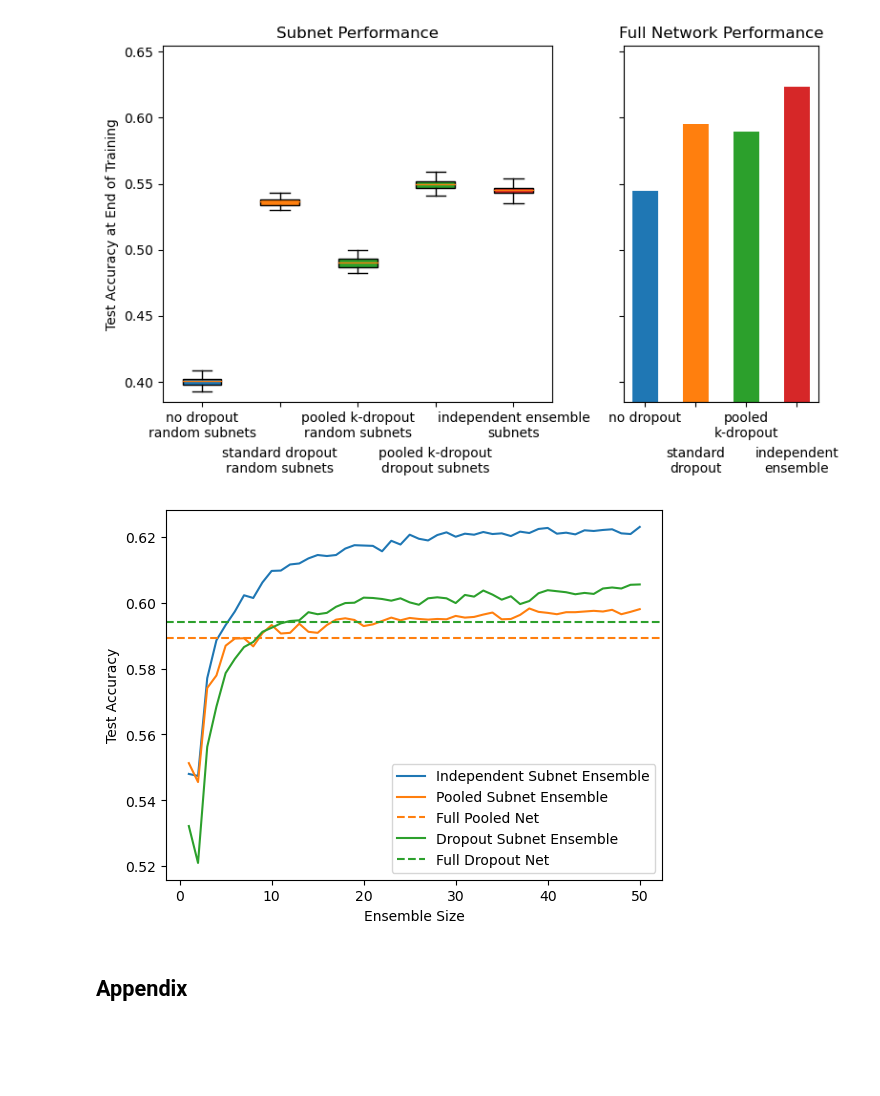
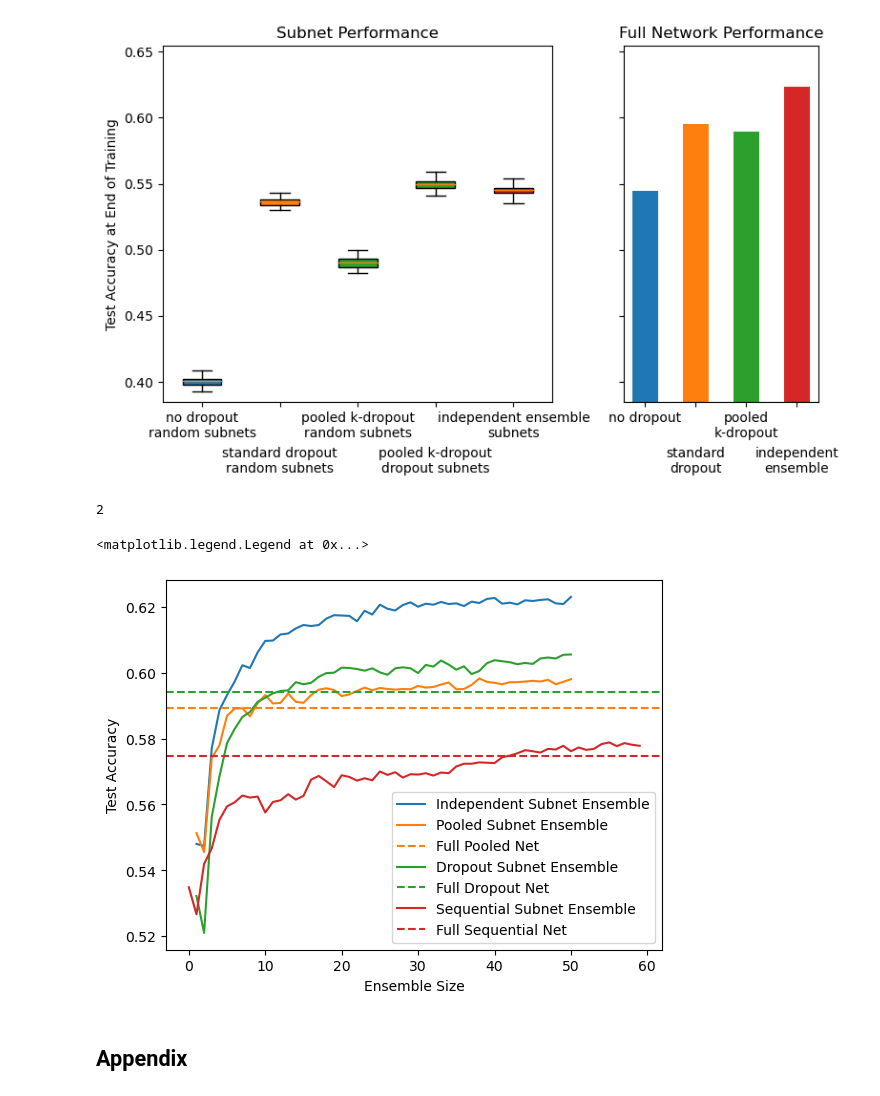
Before and after one commit to LukeBailey181/k-dropout, a Jupyter notebook: notebooks/paper_plots.ipynb, the cells around one changed output. Drawn from its saved outputs; the diff is of its cells as text; code cells hidden in the pictures; blank space fills up the shorter version.

Commit message:
Add full sequential ensemble support

```diff
--- a/notebooks/paper_plots.ipynb
+++ b/notebooks/paper_plots.ipynb
@@ -389,24 +389,34 @@ for tick in ax[1].xaxis.get_major_ticks()[1::2]:
 fig.tight_layout()
 # %% [output]
 [figure]
+# %%
+len(sequential_subnet_ensemble_acc)
+# %% [output]
+2
 # %%
 # pooled ensembles
 x = list(range(1,51))
 pooled_subnet_ensemble_acc = [0.5512952302631579, 0.5455386513157895, 0.5741159539473685, 0.5779194078947368, 0.5869654605263158, 0.589124177631579, 0.5892269736842105, 0.5867598684210527, 0.5907689144736842, 0.5932360197368421, 0.5906661184210527, 0.5908717105263158, 0.5936472039473685, 0.5911800986842105, 0.5908717105263158, 0.5932360197368421, 0.5948807565789473, 0.5952919407894737, 0.5947779605263158, 0.5929276315789473, 0.5934416118421053, 0.594469572368421, 0.5954975328947368, 0.5946751644736842, 0.5953947368421053, 0.5950863486842105, 0.5948807565789473, 0.5950863486842105, 0.594983552631579, 0.5960115131578947, 0.5954975328947368, 0.595703125, 0.596422697368421, 0.5970394736842105, 0.594983552631579, 0.5950863486842105, 0.5963199013157895, 0.5982730263157895, 0.5972450657894737, 0.596936677631579, 0.5965254934210527, 0.5971422697368421, 0.5971422697368421, 0.5973478618421053, 0.5975534539473685, 0.5973478618421053, 0.5978618421052632, 0.5965254934210527, 0.5972450657894737, 0.5980674342105263]
 independent_esemble_acc = [0.5480057565789473, 0.5473889802631579, 0.5770970394736842, 0.588610197368421, 0.5932360197368421, 0.5973478618421053, 0.602282072368421, 0.6014597039473685, 0.606188322368421, 0.6096833881578947, 0.6097861842105263, 0.6116365131578947, 0.6119449013157895, 0.6134868421052632, 0.614514802631579, 0.6142064144736842, 0.614514802631579, 0.616467927631579, 0.6174958881578947, 0.6173930921052632, 0.6172902960526315, 0.6156455592105263, 0.6188322368421053, 0.6177014802631579, 0.6206825657894737, 0.6194490131578947, 0.6189350328947368, 0.6205797697368421, 0.6214021381578947, 0.6200657894736842, 0.6209909539473685, 0.6206825657894737, 0.6215049342105263, 0.6208881578947368, 0.62109375, 0.6202713815789473, 0.6216077302631579, 0.6211965460526315, 0.6224300986842105, 0.6227384868421053, 0.6209909539473685, 0.6212993421052632, 0.6207853618421053, 0.6220189144736842, 0.621813322368421, 0.6221217105263158, 0.622327302631579, 0.62109375, 0.6208881578947368, 0.623046875]
 dropout_subet_ensemble_acc = [0.5321751644736842, 0.5209703947368421, 0.5562294407894737, 0.5684621710526315, 0.5786389802631579, 0.5829564144736842, 0.5865542763157895, 0.5880962171052632, 0.5911800986842105, 0.5924136513157895, 0.59375, 0.594469572368421, 0.5946751644736842, 0.5971422697368421, 0.5965254934210527, 0.596936677631579, 0.5987870065789473, 0.5999177631578947, 0.6000205592105263, 0.6015625, 0.6014597039473685, 0.6011513157894737, 0.6006373355263158, 0.6013569078947368, 0.6001233552631579, 0.5994037828947368, 0.6013569078947368, 0.6016652960526315, 0.6013569078947368, 0.5999177631578947, 0.6023848684210527, 0.6018708881578947, 0.6037212171052632, 0.6024876644736842, 0.6009457236842105, 0.6019736842105263, 0.599609375, 0.6005345394736842, 0.6028988486842105, 0.6038240131578947, 0.603515625, 0.6032072368421053, 0.6025904605263158, 0.6030016447368421, 0.6026932565789473, 0.6043379934210527, 0.6046463815789473, 0.6043379934210527, 0.60546875, 0.6055715460526315]
+sequential_subnet_ensemble_acc = [0.5348478618421050 ,0.526624177631579 ,0.5419407894736840 ,0.5466694078947370 ,0.5553042763157900 ,0.5594161184210530 ,0.5606496710526320 ,0.5627055921052630 ,0.5620888157894740 ,0.5623972039473690 ,0.5575657894736840 ,0.5607524671052630 ,0.561266447368421 ,0.5631167763157900 ,0.5614720394736840 ,0.5626027960526320 ,0.5675370065789470 ,0.5686677631578950 ,0.5670230263157900 ,0.5652754934210530 ,0.5688733552631580 ,0.568359375 ,0.5672286184210530 ,0.5679481907894740 ,0.5673314144736840 ,0.5700041118421050 ,0.5689761513157900 ,0.5697985197368420 ,0.5681537828947370 ,0.5691817434210530 ,0.569078947368421 ,0.5694901315789470 ,0.5687705592105260 ,0.5696957236842110 ,0.5694901315789470 ,0.571546052631579 ,0.5723684210526320 ,0.5723684210526320 ,0.5727796052631580 ,0.5726768092105260 ,0.5725740131578950 ,0.5743215460526320 ,0.5748355263157900 ,0.5755550986842110 ,0.5764802631578950 ,0.576171875 ,0.5757606907894740 ,0.576891447368421 ,0.5766858552631580 ,0.5778166118421050 ,0.576171875 ,0.5773026315789470 ,0.5765830592105260 ,0.576891447368421 ,0.5783305921052630 ,0.578844572368421 ,0.5777138157894740 ,0.5786389802631580 ,0.578125 ,0.5778166118421050]
+
+sequential_model_acc = 0.5746
 
 plt.plot(x, independent_esemble_acc, label="Independent Subnet Ensemble")
 plt.plot(x, pooled_subnet_ensemble_acc, label="Pooled Subnet Ensemble", color='C1')
 plt.axhline(pool_net, color='C1', xmin=0, xmax=50, linestyle="--", label="Full Pooled Net")
 plt.plot(x, dropout_subet_ensemble_acc, label="Dropout Subnet Ensemble", color='C2')
 plt.axhline(dropout_net, color='C2', xmin=0, xmax=50, linestyle="--", label="Full Dropout Net")
+plt.plot(list(range(len(sequential_subnet_ensemble_acc))), sequential_subnet_ensemble_acc, label="Sequential Subnet Ensemble", color='C3')
+plt.axhline(sequential_model_acc, color='C3', xmin=0, xmax=60, linestyle="--", label="Full Sequential Net")
 
 plt.xlabel("Ensemble Size")
 plt.ylabel("Test Accuracy")
-plt.legend();
+plt.legend()
 # %% [output]
+<matplotlib.legend.Legend at 0x...>
-[figure, old version]
+[figure, new version]
 # %% [markdown]
 ## Appendix
 # %%
```
Also changed, not shown: 1 other file.
